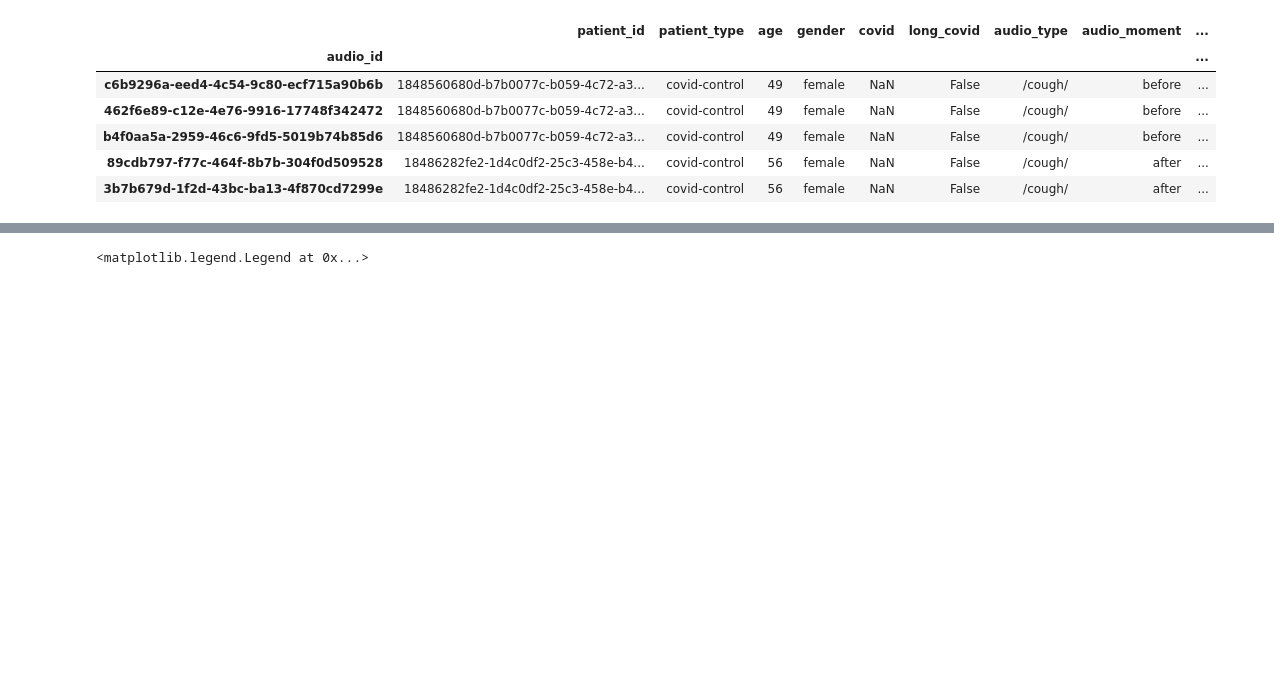
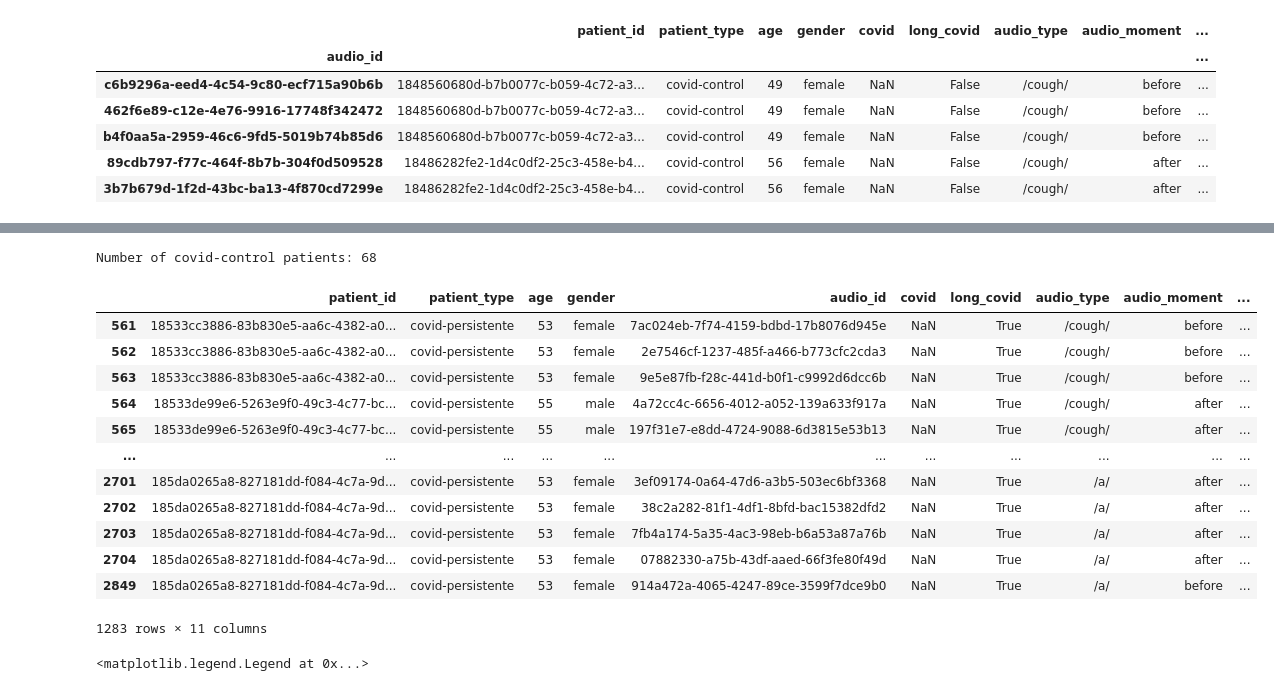
Before and after one commit to JMasr/Coperia_inference, a Jupyter notebook: notebooks/show_coperia_metadata.ipynb, the cells around one changed output, grey strips where cells are left out. Saved outputs shown, nothing was run; the diff lists cells and outputs as text; code cells hidden in the pictures; blank space fills up the shorter version.

```diff
--- a/notebooks/show_coperia_metadata.ipynb
+++ b/notebooks/show_coperia_metadata.ipynb
@@ -14,0 +36,20 @@ coperia_metadata.head()
+# %%
+df = coperia_metadata.copy()
+covid_persistente = df[(df['patient_type'] == 'covid-persistente')]
+print(f'Number of covid-control patients: {covid_persistente["patient_id"].nunique()}')
+covid_persistente
+# %% [output]
+Number of covid-control patients: 68
+|  | patient_id | patient_type | age | gender | audio_id | covid | long_covid | audio_type | audio_moment | ... |
+| 561 | 18533cc3886-83b830e5-aa6c-4382-a0... | covid-persistente | 53 | female | 7ac024eb-7f74-4159-bdbd-17b8076d945e | NaN | True | /cough/ | before | ... |
+| 562 | 18533cc3886-83b830e5-aa6c-4382-a0... | covid-persistente | 53 | female | 2e7546cf-1237-485f-a466-b773cfc2cda3 | NaN | True | /cough/ | before | ... |
+| 563 | 18533cc3886-83b830e5-aa6c-4382-a0... | covid-persistente | 53 | female | 9e5e87fb-f28c-441d-b0f1-c9992d6dcc6b | NaN | True | /cough/ | before | ... |
+| 564 | 18533de99e6-5263e9f0-49c3-4c77-bc... | covid-persistente | 55 | male | 4a72cc4c-6656-4012-a052-139a633f917a | NaN | True | /cough/ | after | ... |
+| 565 | 18533de99e6-5263e9f0-49c3-4c77-bc... | covid-persistente | 55 | male | 197f31e7-e8dd-4724-9088-6d3815e53b13 | NaN | True | /cough/ | after | ... |
+| ... | ... | ... | ... | ... | ... | ... | ... | ... | ... | ... |
+| 2701 | 185da0265a8-827181dd-f084-4c7a-9d... | covid-persistente | 53 | female | 3ef09174-0a64-47d6-a3b5-503ec6bf3368 | NaN | True | /a/ | after | ... |
+| 2702 | 185da0265a8-827181dd-f084-4c7a-9d... | covid-persistente | 53 | female | 38c2a282-81f1-4df1-8bfd-bac15382dfd2 | NaN | True | /a/ | after | ... |
+| 2703 | 185da0265a8-827181dd-f084-4c7a-9d... | covid-persistente | 53 | female | 7fb4a174-5a35-4ac3-98eb-b6a53a87a76b | NaN | True | /a/ | after | ... |
+| 2704 | 185da0265a8-827181dd-f084-4c7a-9d... | covid-persistente | 53 | female | 07882330-a75b-43df-aaed-66f3fe80f49d | NaN | True | /a/ | after | ... |
+| 2849 | 185da0265a8-827181dd-f084-4c7a-9d... | covid-persistente | 53 | female | 914a472a-4065-4247-89ce-3599f7dce9b0 | NaN | True | /a/ | before | ... |
+1283 rows × 11 columns
```
Also changed, not shown: parts of 3 cells of this notebook.
